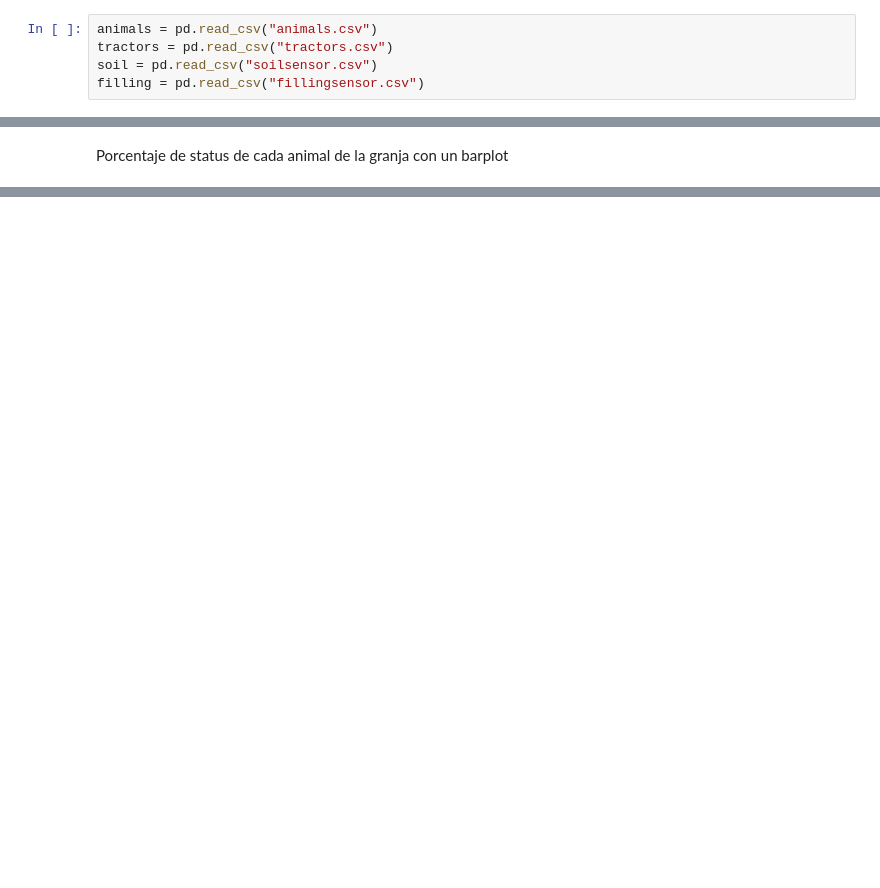
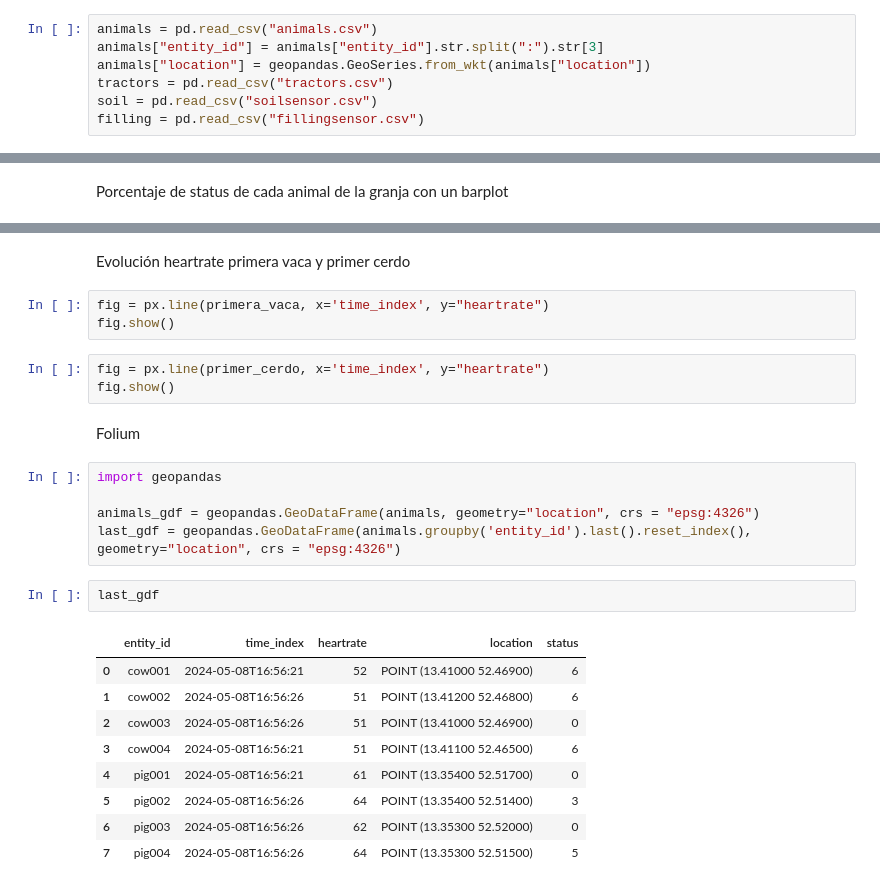
Before and after one commit to Sofia-F/repo_practicas_xdei, a Jupyter notebook: P1/Practica4/notebook.ipynb, the cells around one changed output, grey strips where cells are left out. Saved outputs shown, nothing was run; the diff lists cells and outputs as text; blank space fills up the shorter version.

```diff
--- a/P1/Practica4/notebook.ipynb
+++ b/P1/Practica4/notebook.ipynb
@@ -3,5 +8,7 @@ import pandas as pd
 # %%
 animals = pd.read_csv("animals.csv")
+animals["entity_id"] = animals["entity_id"].str.split(":").str[3]
+animals["location"] = geopandas.GeoSeries.from_wkt(animals["location"])
 tractors = pd.read_csv("tractors.csv")
 soil = pd.read_csv("soilsensor.csv")
 filling = pd.read_csv("fillingsensor.csv")
@@ -26,0 +63,27 @@ Name: proportion, Length: 194, dtype: float64
+# %% [markdown]
+Evolución heartrate primera vaca y primer cerdo
+# %%
+fig = px.line(primera_vaca, x='time_index', y="heartrate")
+fig.show()
+# %%
+fig = px.line(primer_cerdo, x='time_index', y="heartrate")
+fig.show()
+# %% [markdown]
+Folium
+# %%
+import geopandas
+
+animals_gdf = geopandas.GeoDataFrame(animals, geometry="location", crs = "epsg:4326")
+last_gdf = geopandas.GeoDataFrame(animals.groupby('entity_id').last().reset_index(), geometry="location", crs = "epsg:4326")
+# %%
+last_gdf
+# %% [output]
+|  | entity_id | time_index | heartrate | location | status |
+| 0 | cow001 | 2024-05-08T16:56:21 | 52 | POINT (13.41000 52.46900) | 6 |
+| 1 | cow002 | 2024-05-08T16:56:26 | 51 | POINT (13.41200 52.46800) | 6 |
+| 2 | cow003 | 2024-05-08T16:56:26 | 51 | POINT (13.41000 52.46900) | 0 |
+| 3 | cow004 | 2024-05-08T16:56:21 | 51 | POINT (13.41100 52.46500) | 6 |
+| 4 | pig001 | 2024-05-08T16:56:21 | 61 | POINT (13.35400 52.51700) | 0 |
+| 5 | pig002 | 2024-05-08T16:56:26 | 64 | POINT (13.35400 52.51400) | 3 |
+| 6 | pig003 | 2024-05-08T16:56:26 | 62 | POINT (13.35300 52.52000) | 0 |
+| 7 | pig004 | 2024-05-08T16:56:26 | 64 | POINT (13.35300 52.51500) | 5 |
```
Also changed, not shown: parts of 24 cells of this notebook, 4 other files.
